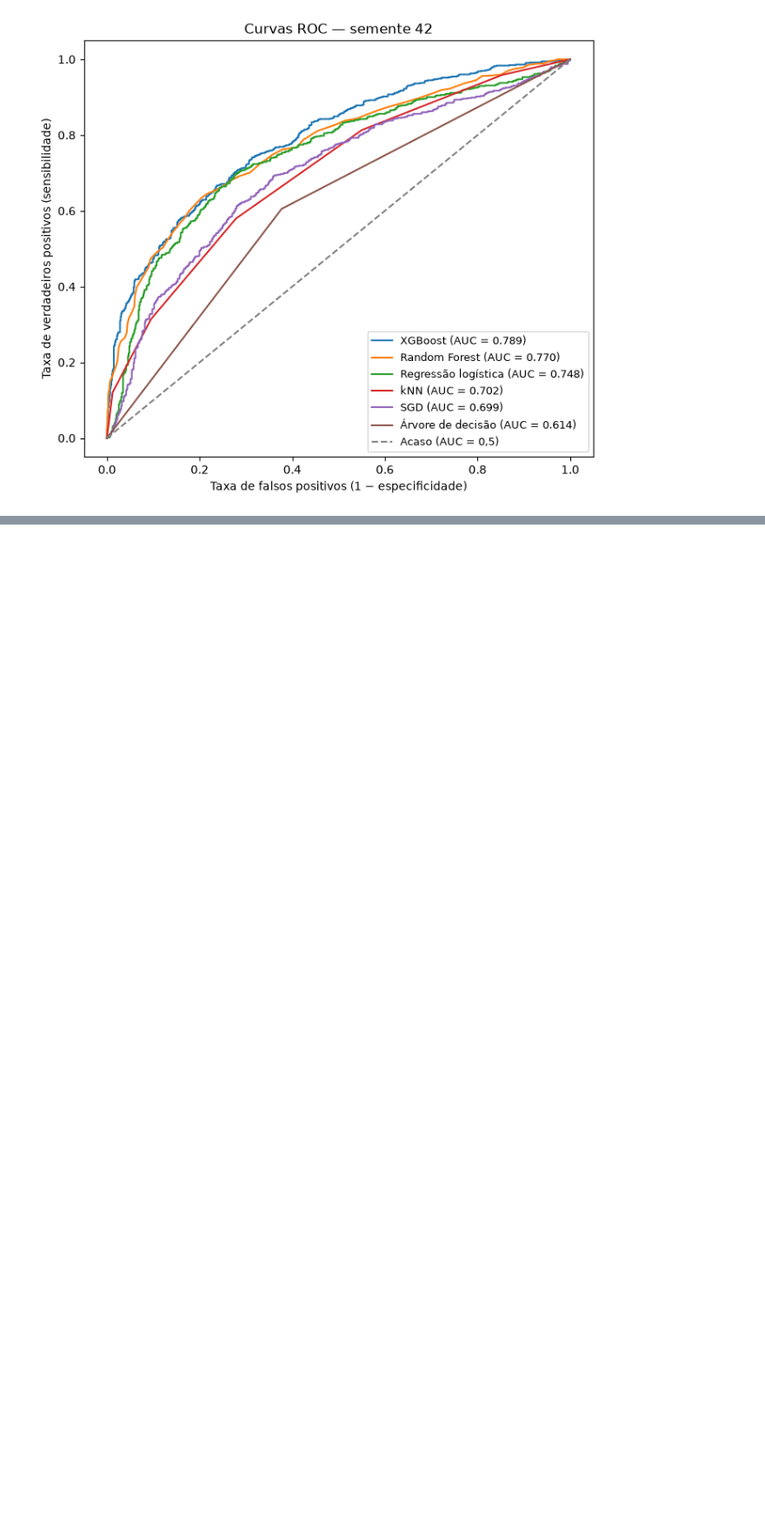
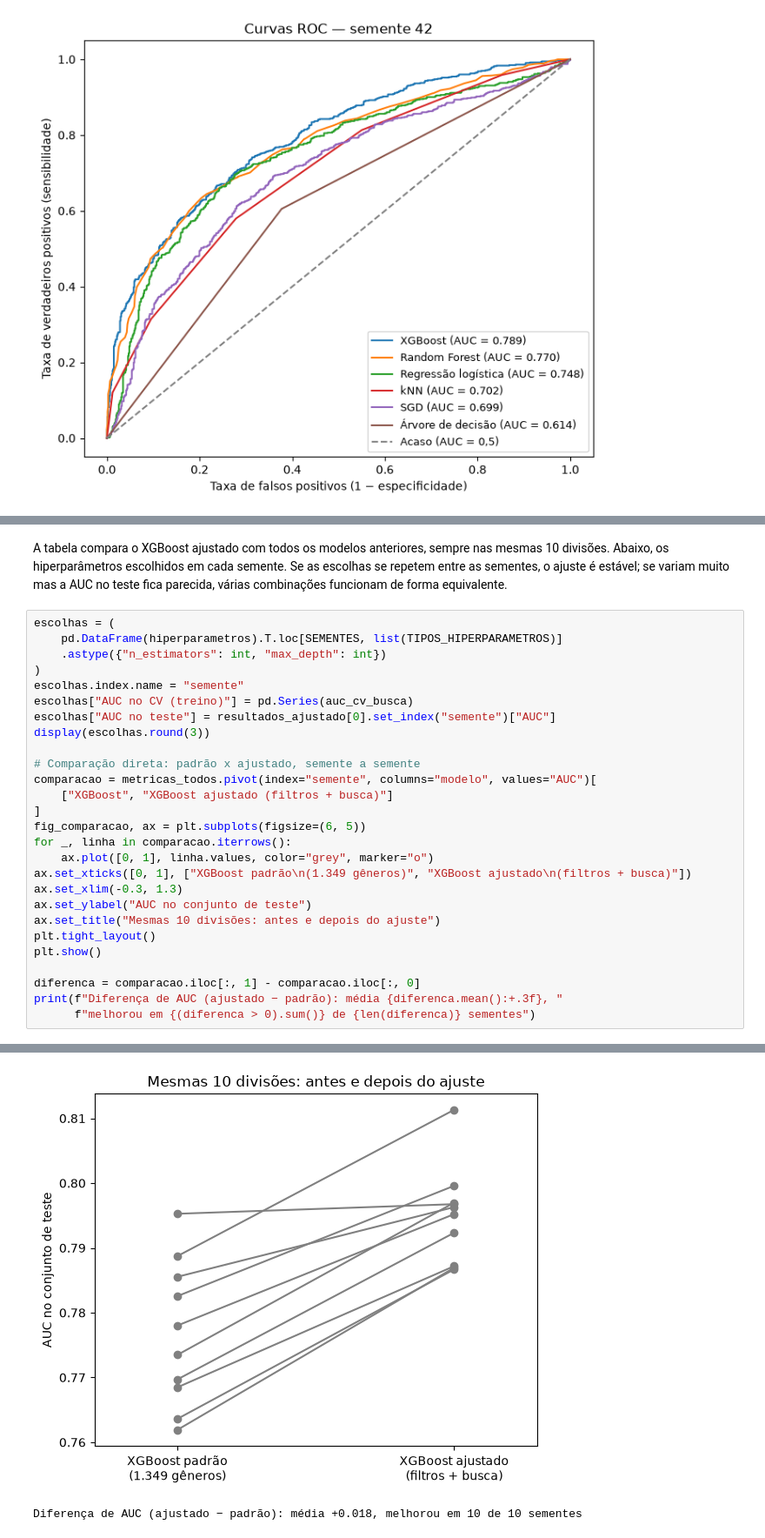
Before and after one commit to dpontejs/periodontite-microbioma-ml, a Jupyter notebook: projeto_2_colab.ipynb, the cells around one changed output, grey strips where cells are left out. Shown at 87% size. Saved outputs shown, nothing was run; the diff lists cells and outputs as text; blank space fills up the shorter version.

```diff
--- a/projeto_2_colab.ipynb
+++ b/projeto_2_colab.ipynb
@@ -1523,0 +1765,30 @@ Quando o modelo final estiver pronto, descomente a célula abaixo e ajuste os no
+# %% [markdown]
+A tabela compara o XGBoost ajustado com todos os modelos anteriores, sempre nas mesmas 10 divisões. Abaixo, os hiperparâmetros escolhidos em cada semente. Se as escolhas se repetem entre as sementes, o ajuste é estável; se variam muito mas a AUC no teste fica parecida, várias combinações funcionam de forma equivalente.
+# %%
+escolhas = (
+    pd.DataFrame(hiperparametros).T.loc[SEMENTES, list(TIPOS_HIPERPARAMETROS)]
+    .astype({"n_estimators": int, "max_depth": int})
+)
+escolhas.index.name = "semente"
+escolhas["AUC no CV (treino)"] = pd.Series(auc_cv_busca)
+escolhas["AUC no teste"] = resultados_ajustado[0].set_index("semente")["AUC"]
+display(escolhas.round(3))
+
+# Comparação direta: padrão x ajustado, semente a semente
+comparacao = metricas_todos.pivot(index="semente", columns="modelo", values="AUC")[
+    ["XGBoost", "XGBoost ajustado (filtros + busca)"]
+]
+fig_comparacao, ax = plt.subplots(figsize=(6, 5))
+for _, linha in comparacao.iterrows():
+    ax.plot([0, 1], linha.values, color="grey", marker="o")
+ax.set_xticks([0, 1], ["XGBoost padrão\n(1.349 gêneros)", "XGBoost ajustado\n(filtros + busca)"])
+ax.set_xlim(-0.3, 1.3)
+ax.set_ylabel("AUC no conjunto de teste")
+ax.set_title("Mesmas 10 divisões: antes e depois do ajuste")
+plt.tight_layout()
+plt.show()
+
+diferenca = comparacao.iloc[:, 1] - comparacao.iloc[:, 0]
+print(f"Diferença de AUC (ajustado − padrão): média {diferenca.mean():+.3f}, "
+      f"melhorou em {(diferenca > 0).sum()} de {len(diferenca)} sementes")
+# %% [output]
@@ -1523,0 +1807,2 @@ Quando o modelo final estiver pronto, descomente a célula abaixo e ajuste os no
+[figure, added]
+Diferença de AUC (ajustado − padrão): média +0.018, melhorou em 10 de 10 sementes
```
Also changed, not shown: parts of 23 cells of this notebook, 8 other files.
